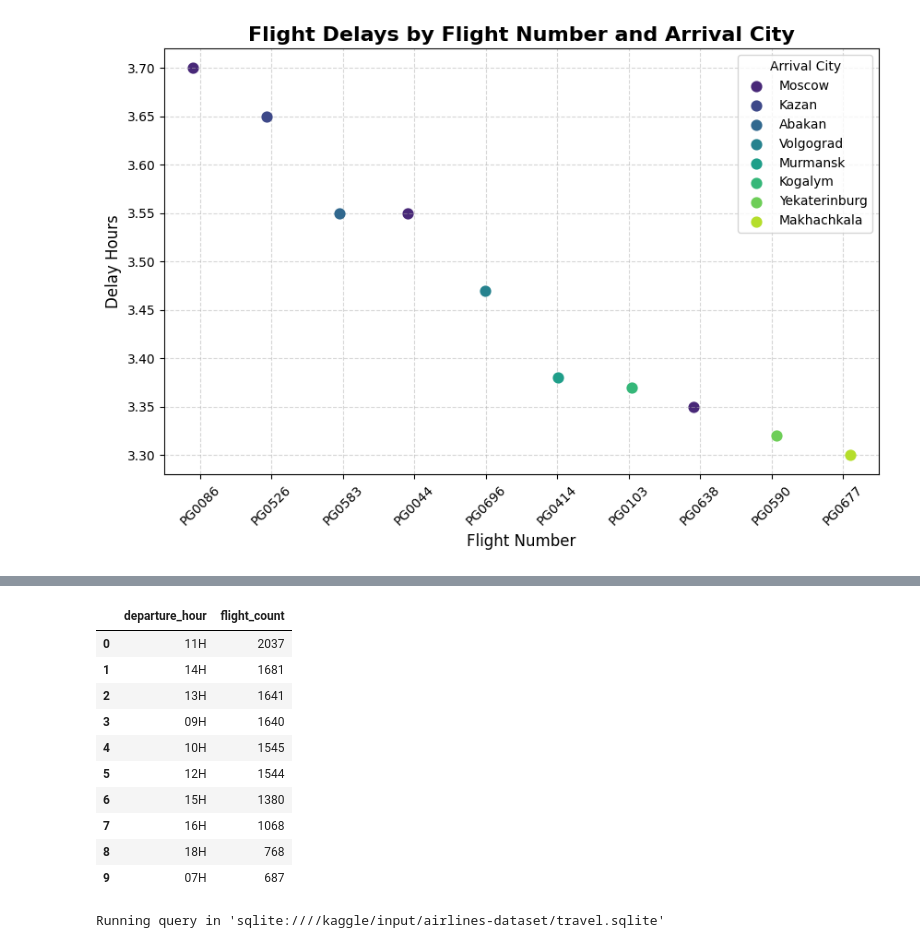
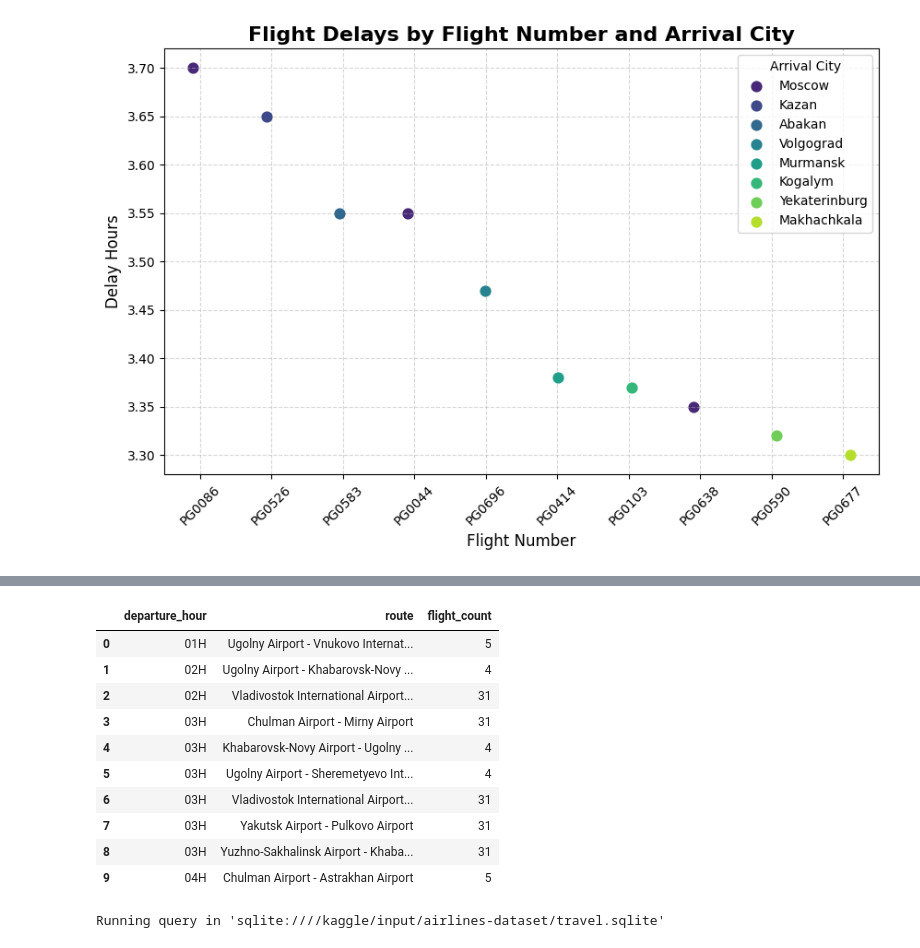
Before and after one commit to Daviedavie100/SQL_Projects, a Jupyter notebook: notebookee0d13d44b.ipynb, the cells around one changed output, grey strips where cells are left out. Drawn from its saved outputs; the diff is of its cells as text; code cells hidden in the pictures.

```diff
--- a/notebookee0d13d44b.ipynb
+++ b/notebookee0d13d44b.ipynb
@@ -559,54 +550,44 @@ Truncated to displaylimit of 10.
 # %%
 # Most Popular Flight Hours
 querry="""
 WITH flight_data AS (
        SELECT
-                f.flight_id,
-                f.flight_no,
                 datetime(substr(f.scheduled_departure, 1, 19)) AS scheduled_departure,
                 datetime(substr(f.actual_departure, 1, 19)) AS actual_departure,
-                datetime(substr(f.scheduled_arrival, 1, 19)) AS scheduled_arrival,
                 datetime(substr(f.actual_arrival, 1, 19)) AS actual_arrival,
-                f.departure_airport,
-                f.arrival_airport,
-                f.status,
                 json_extract(ap1.airport_name, '$.en') AS departure_airport_name,
-                json_extract(ap1.city, '$.en') AS departure_city,
-                ap1.coordinates AS departure_city_coordinates,
-                ap1.timezone AS departure_timezone,
-                json_extract(ap2.airport_name, '$.en') AS arrival_airport_name,
-                json_extract(ap2.city, '$.en') AS arrival_city,
-                ap2.coordinates AS arrival_city_coordinates,
-                ap2.timezone AS arrival_timezone
+                json_extract(ap2.airport_name, '$.en') AS arrival_airport_name
+
         FROM flights f
         JOIN airports_data ap1
         ON f.departure_airport=ap1.airport_code
         JOIN airports_data ap2
         ON f.arrival_airport=ap2.airport_code
-        )
+)
 
 SELECT strftime('%HH', datetime(scheduled_departure)) AS departure_hour,
+        departure_airport_name || ' - ' || arrival_airport_name AS route,
        COUNT(*) AS flight_count
 FROM flight_data
 WHERE actual_departure !="\\N" OR actual_arrival !="\\N"
-GROUP BY departure_hour
-ORDER BY 2 DESC
+GROUP BY departure_hour, route
+ORDER BY 1 ASC
 LIMIT 10;
 """
 df_hour=pd.read_sql_query(querry, sqlite_conn)
 df_hour
 # %% [output]
-|  | departure_hour | flight_count |
-| 0 | 11H | 2037 |
-| 1 | 14H | 1681 |
-| 2 | 13H | 1641 |
-| 3 | 09H | 1640 |
-| 4 | 10H | 1545 |
-| 5 | 12H | 1544 |
-| 6 | 15H | 1380 |
-| 7 | 16H | 1068 |
-| 8 | 18H | 768 |
-| 9 | 07H | 687 |
+|  | departure_hour | route | flight_count |
+| 0 | 01H | Ugolny Airport - Vnukovo Internat... | 5 |
+| 1 | 02H | Ugolny Airport - Khabarovsk-Novy ... | 4 |
+| 2 | 02H | Vladivostok International Airport... | 31 |
+| 3 | 03H | Chulman Airport - Mirny Airport | 31 |
+| 4 | 03H | Khabarovsk-Novy Airport - Ugolny ... | 4 |
+| 5 | 03H | Ugolny Airport - Sheremetyevo Int... | 4 |
+| 6 | 03H | Vladivostok International Airport... | 31 |
+| 7 | 03H | Yakutsk Airport - Pulkovo Airport | 31 |
+| 8 | 03H | Yuzhno-Sakhalinsk Airport - Khaba... | 31 |
+| 9 | 04H | Chulman Airport - Astrakhan Airport | 5 |
 # %%
 %%sql
 # Peak Travel Days
```
Also changed, not shown: parts of 2 cells of this notebook.
